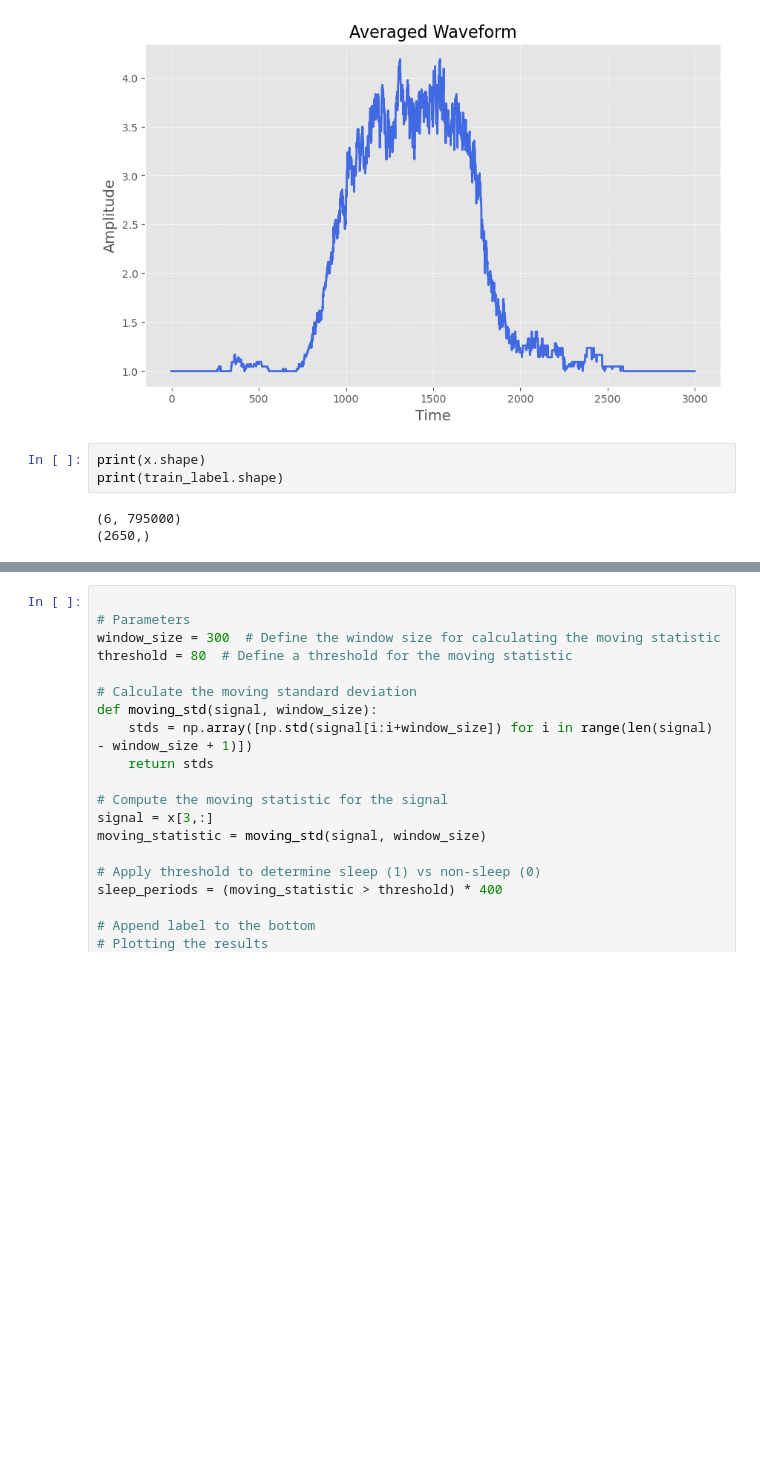
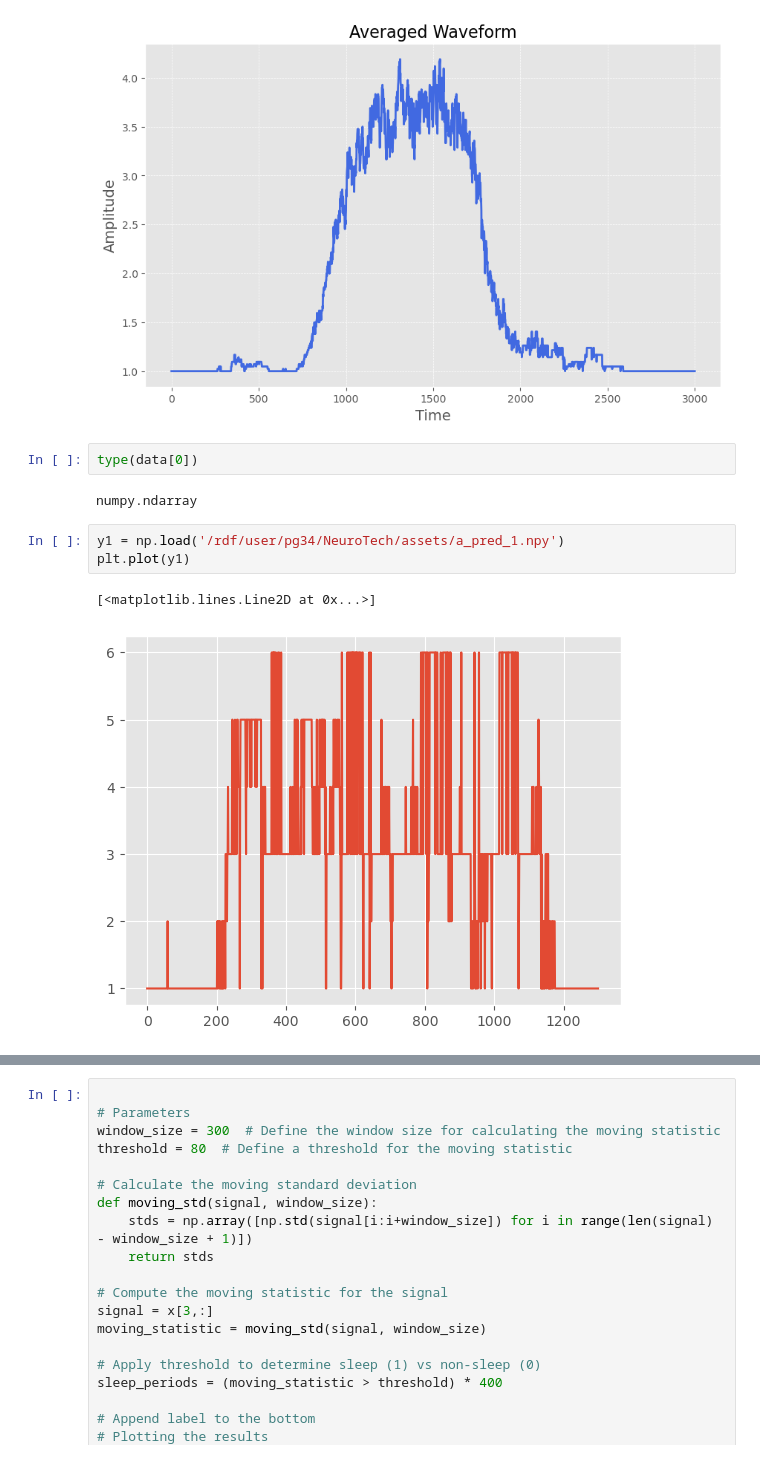
Before and after one commit to pkglimmer/NeuralNightOwls, a Jupyter notebook: notebooks/eda.ipynb, the cells around one changed output, grey strips where cells are left out. Cells and saved outputs as stored; diff of their text form; blank space fills up the shorter version.

```diff
--- a/notebooks/eda.ipynb
+++ b/notebooks/eda.ipynb
@@ -118,9 +118,13 @@ plt.ylabel('Amplitude', fontsize=14)
 [figure]
 Text(0, 0.5, 'Amplitude')
 [figure]
-# %%
-print(x.shape)
-print(train_label.shape)
-# %% [output]
-(6, 795000)
-(2650,)
+# %%
+type(data[0])
+# %% [output]
+numpy.ndarray
+# %%
+y1 = np.load('/rdf/user/pg34/NeuroTech/assets/a_pred_1.npy')
+plt.plot(y1)
+# %% [output]
+[<matplotlib.lines.Line2D at 0x...>]
+[figure, added]
```
Also changed, not shown: parts of 1 cell of this notebook, 3 other files.
